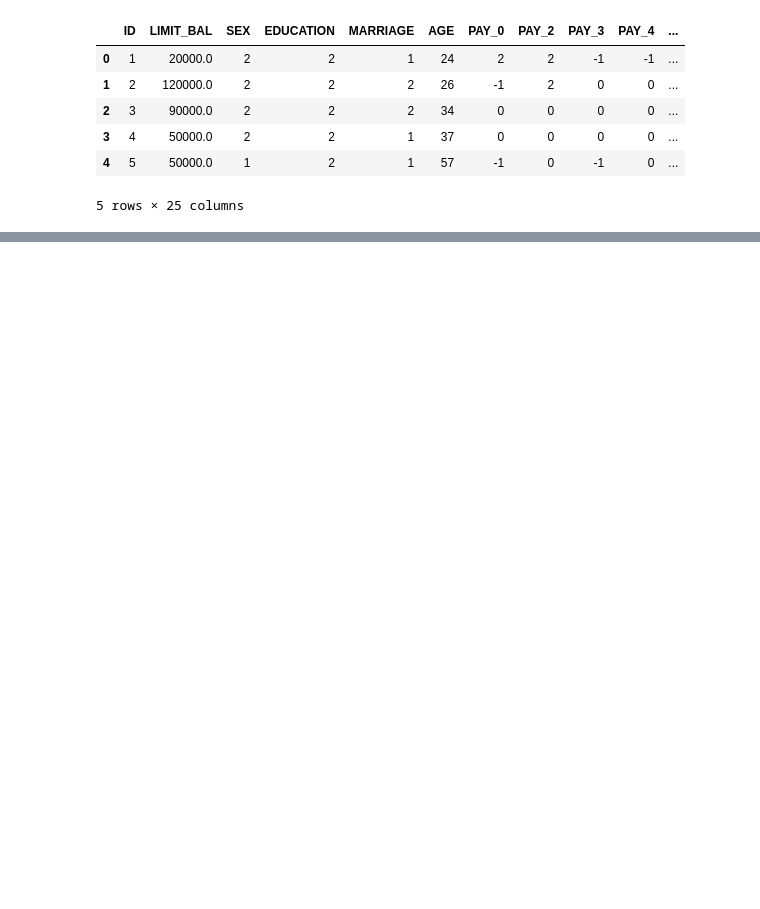
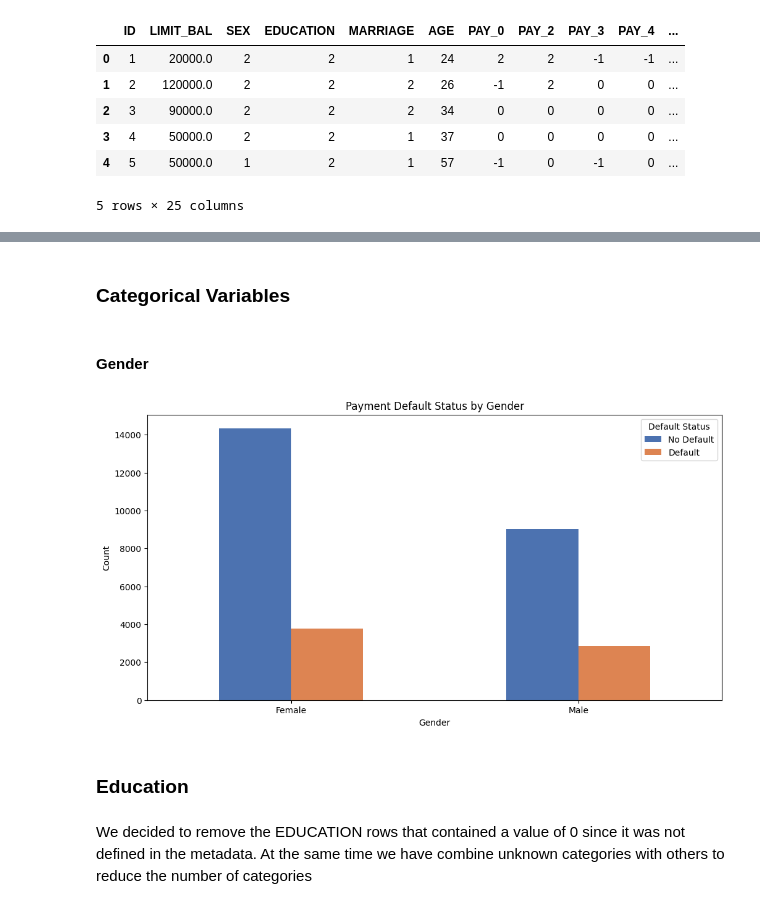
Before and after one commit to franciscochavezing/Predicting-Credit-Card-Default-Using-Machine-Learning-, a Jupyter notebook: DataExtraction.ipynb, the cells around one changed output, grey strips where cells are left out. Saved outputs shown, nothing was run; the diff lists cells and outputs as text; code cells hidden in the pictures; blank space fills up the shorter version.

```diff
--- a/DataExtraction.ipynb
+++ b/DataExtraction.ipynb
@@ -45,0 +175,24 @@ df.head()
+# %%
+df.drop(columns=['ID'], inplace=True)
+# %% [markdown]
+### Categorical Variables
+# %% [markdown]
+#### Gender
+# %%
+grouped_data = df.groupby(['SEX', 'default.payment.next.month']).size().unstack()
+grouped_data.index = grouped_data.index.map({1: 'Male', 2: 'Female'})
+colors = sns.color_palette('deep')
+grouped_data = grouped_data.sort_values(by=[0, 1], ascending=False)
+grouped_data.plot(kind='bar', figsize=(12, 6), color=colors)
+plt.title('Payment Default Status by Gender')
+plt.xlabel('Gender')
+plt.ylabel('Count')
+plt.xticks(rotation=0)
+plt.legend(['No Default', 'Default'], title='Default Status', loc='upper right')
+plt.show()
+# %% [output]
+[figure, added]
+# %% [markdown]
+### Education
+# %% [markdown]
+We decided to remove the EDUCATION rows that contained a value of 0 since it was not defined in the metadata. At the same time we have combine unknown categories with others to reduce the number of categories
```
Also changed, not shown: parts of 37 cells of this notebook.
